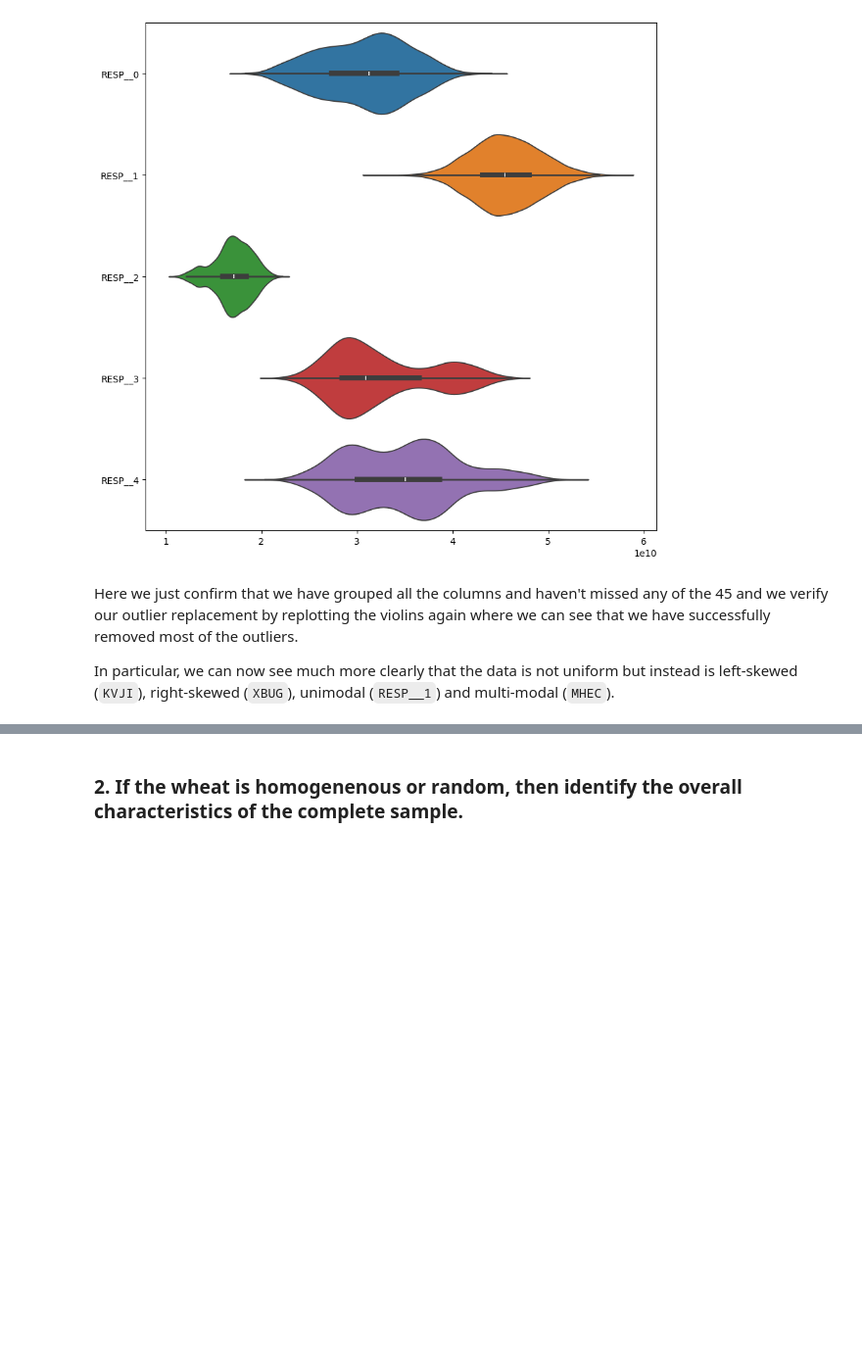
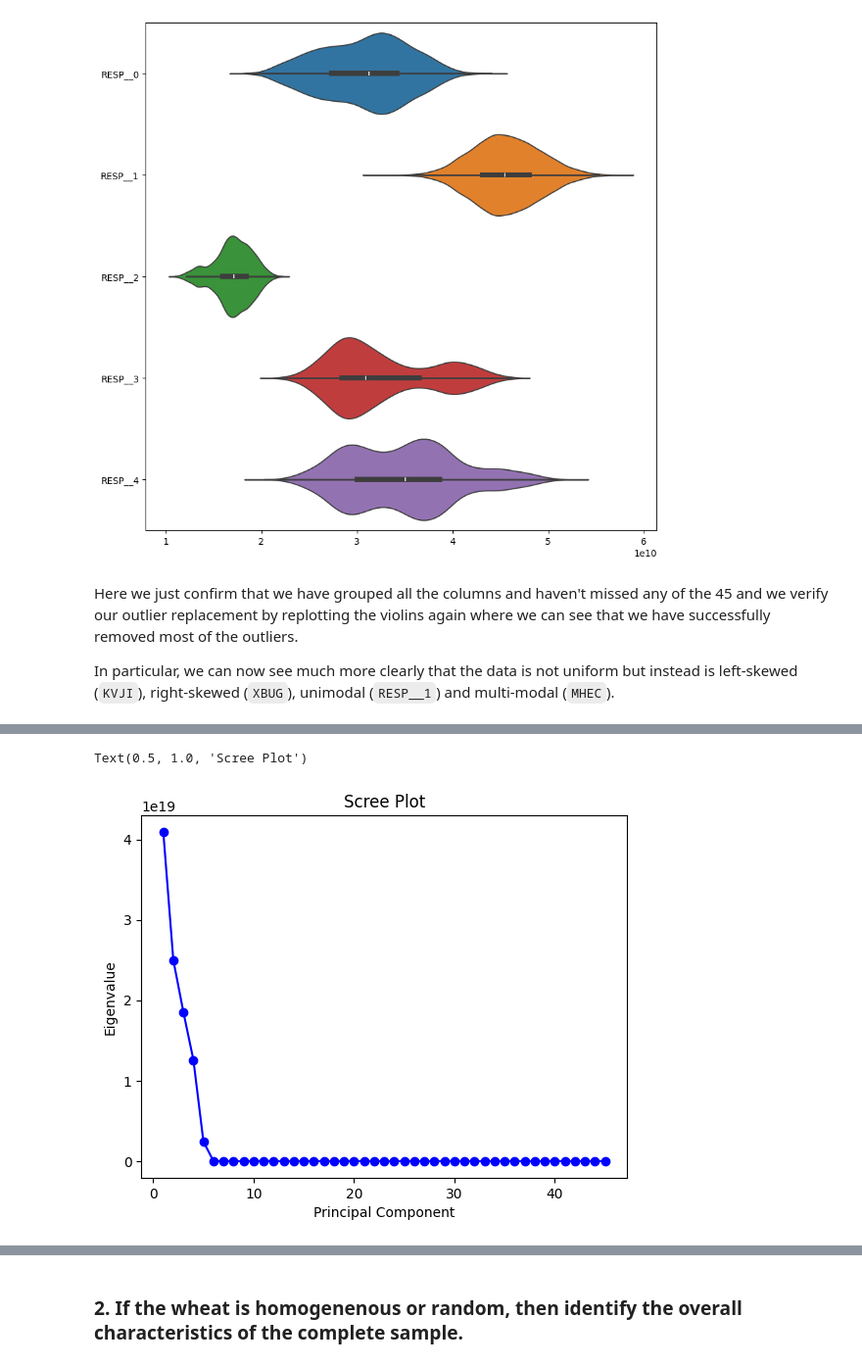
Before and after one commit to lao8n/oxford_classical_machine_learning, a Jupyter notebook: assignment/assignment.ipynb, the cells around one changed output, grey strips where cells are left out. Shown at 98% size. Cells and saved outputs as stored; diff of their text form; code cells hidden in the pictures; blank space fills up the shorter version.

```diff
--- a/assignment/assignment.ipynb
+++ b/assignment/assignment.ipynb
@@ -530,0 +570,5 @@ In particular, we can now see much more clearly that the data is not uniform but
+# %%
+from sklearn.decomposition import PCA
+
+pca = PCA()
+pca.fit(df_no_outliers)
@@ -530,0 +584,8 @@ In particular, we can now see much more clearly that the data is not uniform but
+# %%
+plt.plot(range(1, len(pca.explained_variance_) + 1), pca.explained_variance_, 'bo-')
+plt.xlabel('Principal Component')
+plt.ylabel('Eigenvalue')
+plt.title('Scree Plot')
+# %% [output]
+Text(0.5, 1.0, 'Scree Plot')
+[figure, added]
```
Also changed, not shown: parts of 27 cells of this notebook.
